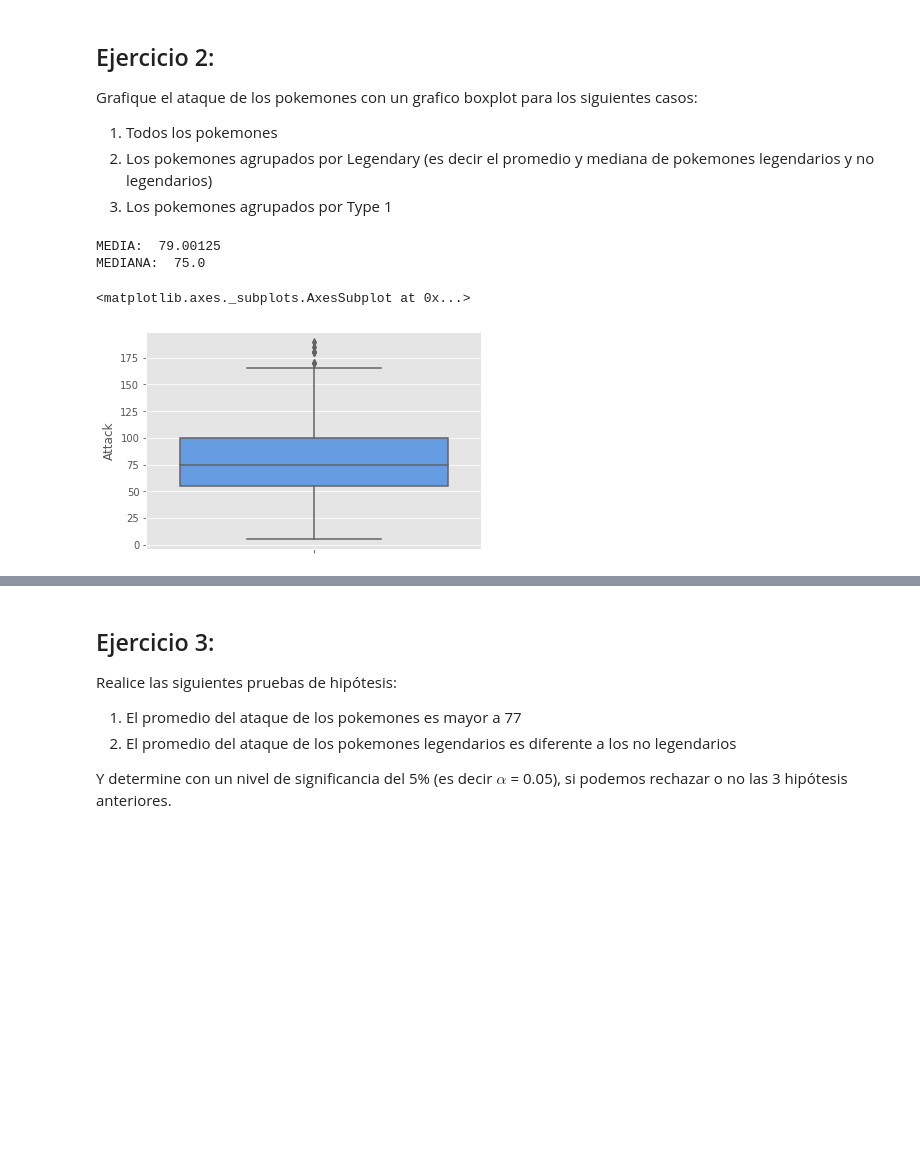
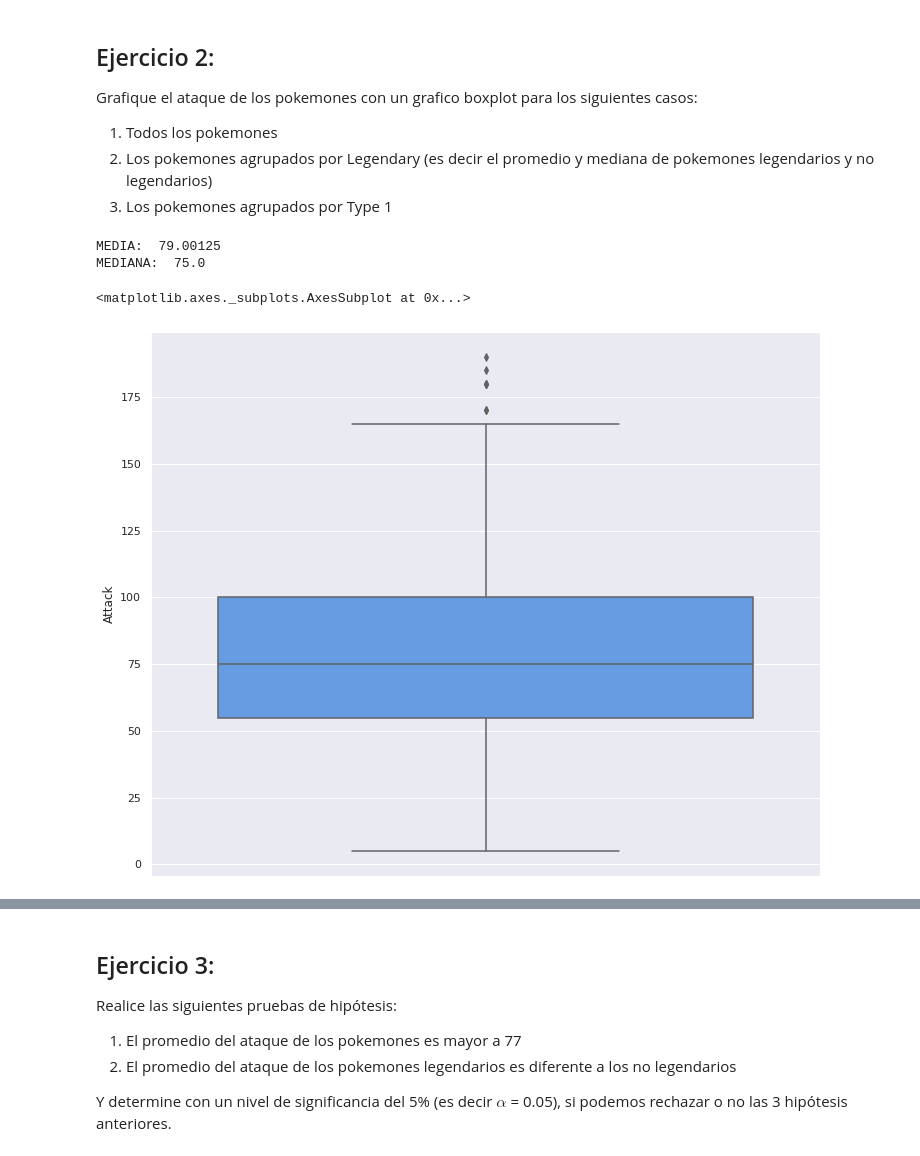
Before and after one commit to hnmelo/MujeresDigitales, a Jupyter notebook: Taller_semana_5.ipynb, the cells around one changed output, grey strips where cells are left out. Drawn from its saved outputs; the diff is of its cells as text; code cells hidden in the pictures; blank space fills up the shorter version.

```diff
--- a/Taller_semana_5.ipynb
+++ b/Taller_semana_5.ipynb
@@ -99,18 +99,21 @@ Grafique el ataque de los pokemones con un grafico boxplot para los siguientes c
 1. Todos los pokemones
 2. Los pokemones agrupados por Legendary (es decir el promedio y mediana de pokemones legendarios y no legendarios)
 3. Los pokemones agrupados por Type 1
+# %%
+df.rename(columns={'Type 1' : 'Type_1','Type 2' : 'Type-2'}, inplace = True)
 # %%
 # POKEMONES POR ATTACK
 import plotly.express as px
 plt.style.use('ggplot')
+sns.set(rc={'figure.figsize':(12,10)})
 print('MEDIA: ',df.Attack.mean())
 print('MEDIANA: ',df.Attack.median())
 sns.boxplot( y = df.Attack, color= '#519AF7' )
 # %% [output]
 MEDIA:  79.00125
 MEDIANA:  75.0
 <matplotlib.axes._subplots.AxesSubplot at 0x...>
-[figure, old version]
+[figure, new version]
 # %%
 # POKEMONES LEGENDARIOS
 import plotly.express as px
```
Also changed, not shown: parts of 9 cells of this notebook.
